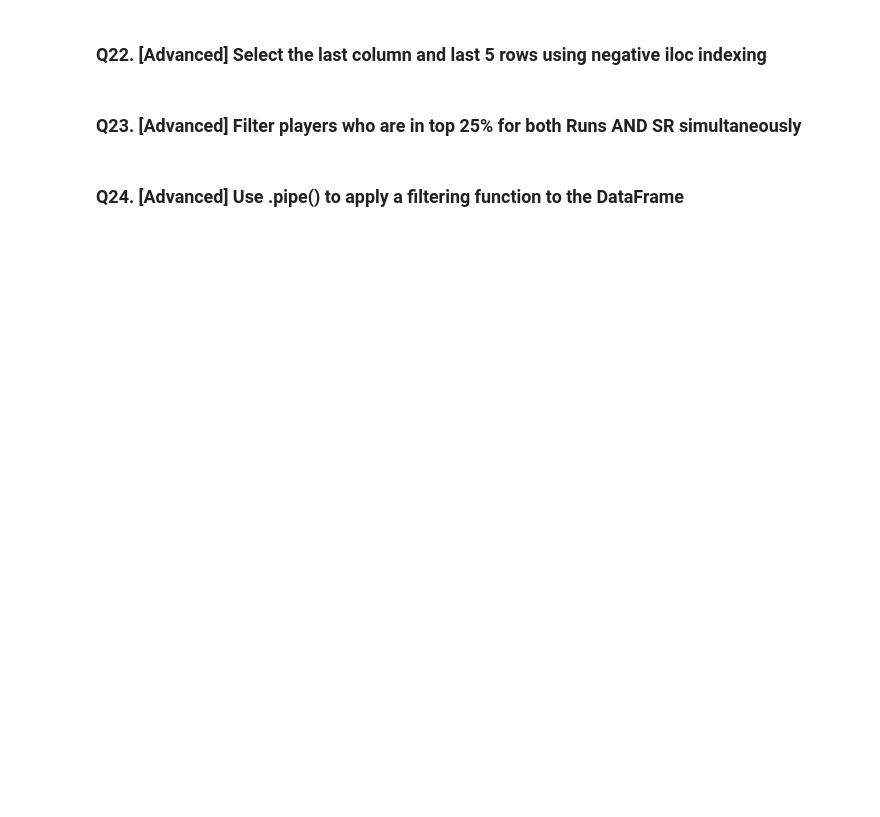
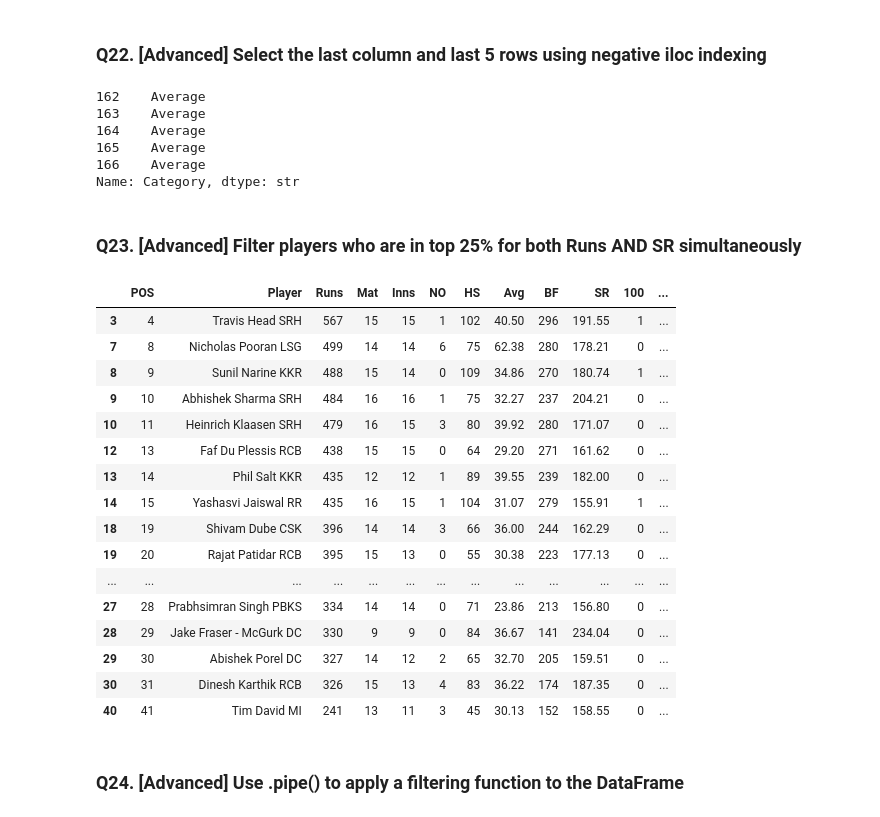
Before and after one commit to Harshit-kumar38/IPL-Dataset-Analysis-Pandas-, a Jupyter notebook: IPL_Pandas_Practice_275Q.ipynb, the cells around one changed output. Saved outputs shown, nothing was run; the diff lists cells and outputs as text; code cells hidden in the pictures; blank space fills up the shorter version.

```diff
--- a/IPL_Pandas_Practice_275Q.ipynb
+++ b/IPL_Pandas_Practice_275Q.ipynb
@@ -1237,10 +1308,40 @@ df.loc[df['Player'].str.contains('Sharma')]
 ### Q22. [Advanced] Select the last column and last 5 rows using negative iloc indexing
 # %%
 # Your code here
+df.iloc[-5:,-1]
+# %% [output]
+162    Average
+163    Average
+164    Average
+165    Average
+166    Average
+Name: Category, dtype: str
 # %% [markdown]
 ### Q23. [Advanced] Filter players who are in top 25% for both Runs AND SR simultaneously
 # %%
 # Your code here
+df[
+    (df['Runs'] >= df['Runs'].quantile(0.75)) &
+    (df['SR'] >= df['SR'].quantile(0.75))
+]
+# %% [output]
+|  | POS | Player | Runs | Mat | Inns | NO | HS | Avg | BF | SR | 100 | ... |
+| 3 | 4 | Travis Head SRH | 567 | 15 | 15 | 1 | 102 | 40.50 | 296 | 191.55 | 1 | ... |
+| 7 | 8 | Nicholas Pooran LSG | 499 | 14 | 14 | 6 | 75 | 62.38 | 280 | 178.21 | 0 | ... |
+| 8 | 9 | Sunil Narine KKR | 488 | 15 | 14 | 0 | 109 | 34.86 | 270 | 180.74 | 1 | ... |
+| 9 | 10 | Abhishek Sharma SRH | 484 | 16 | 16 | 1 | 75 | 32.27 | 237 | 204.21 | 0 | ... |
+| 10 | 11 | Heinrich Klaasen SRH | 479 | 16 | 15 | 3 | 80 | 39.92 | 280 | 171.07 | 0 | ... |
+| 12 | 13 | Faf Du Plessis RCB | 438 | 15 | 15 | 0 | 64 | 29.20 | 271 | 161.62 | 0 | ... |
+| 13 | 14 | Phil Salt KKR | 435 | 12 | 12 | 1 | 89 | 39.55 | 239 | 182.00 | 0 | ... |
+| 14 | 15 | Yashasvi Jaiswal RR | 435 | 16 | 15 | 1 | 104 | 31.07 | 279 | 155.91 | 1 | ... |
+| 18 | 19 | Shivam Dube CSK | 396 | 14 | 14 | 3 | 66 | 36.00 | 244 | 162.29 | 0 | ... |
+| 19 | 20 | Rajat Patidar RCB | 395 | 15 | 13 | 0 | 55 | 30.38 | 223 | 177.13 | 0 | ... |
+| ... | ... | ... | ... | ... | ... | ... | ... | ... | ... | ... | ... | ... |
+| 27 | 28 | Prabhsimran Singh PBKS | 334 | 14 | 14 | 0 | 71 | 23.86 | 213 | 156.80 | 0 | ... |
+| 28 | 29 | Jake Fraser - McGurk DC | 330 | 9 | 9 | 0 | 84 | 36.67 | 141 | 234.04 | 0 | ... |
+| 29 | 30 | Abishek Porel DC | 327 | 14 | 12 | 2 | 65 | 32.70 | 205 | 159.51 | 0 | ... |
+| 30 | 31 | Dinesh Karthik RCB | 326 | 15 | 13 | 4 | 83 | 36.22 | 174 | 187.35 | 0 | ... |
+| 40 | 41 | Tim David MI | 241 | 13 | 11 | 3 | 45 | 30.13 | 152 | 158.55 | 0 | ... |
 # %% [markdown]
 ### Q24. [Advanced] Use .pipe() to apply a filtering function to the DataFrame
 # %%
```
Also changed, not shown: parts of 8 cells of this notebook.
